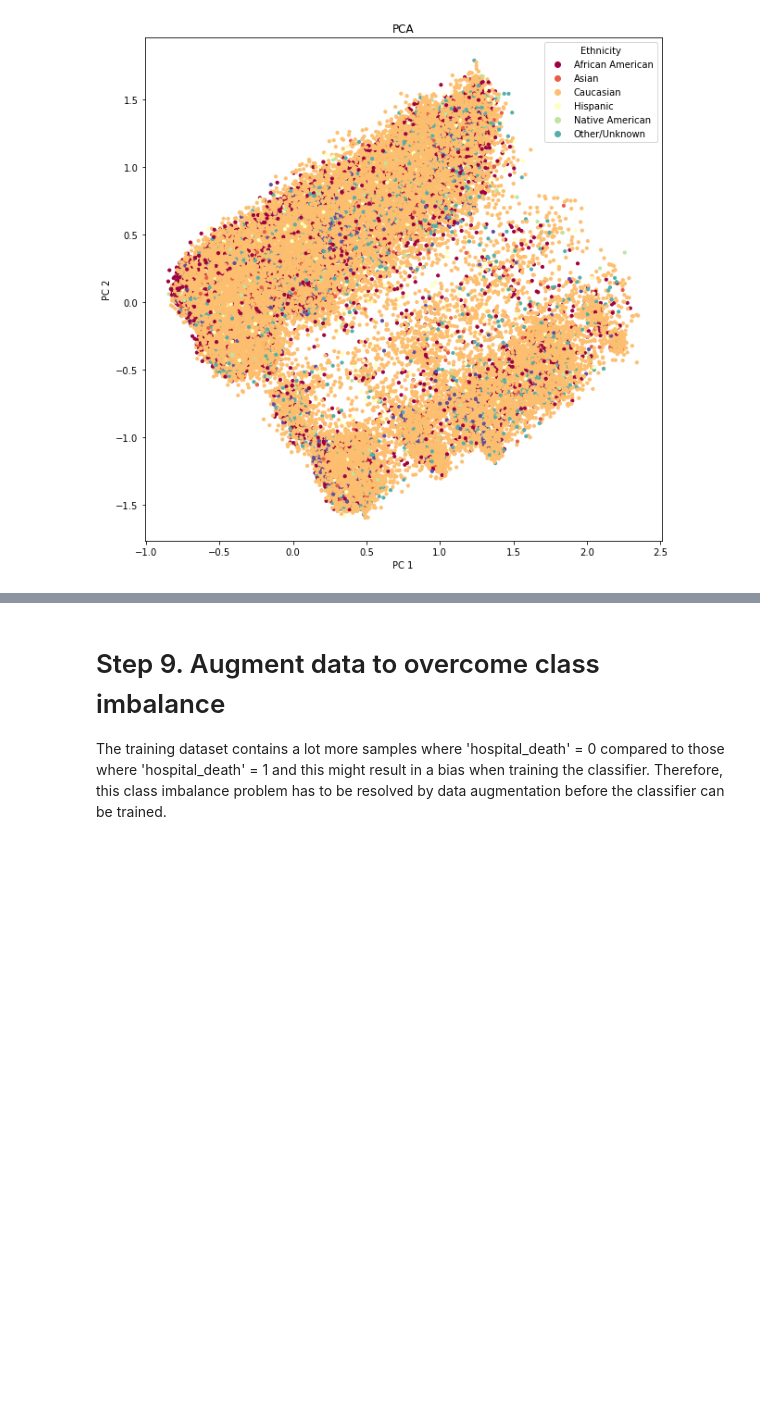
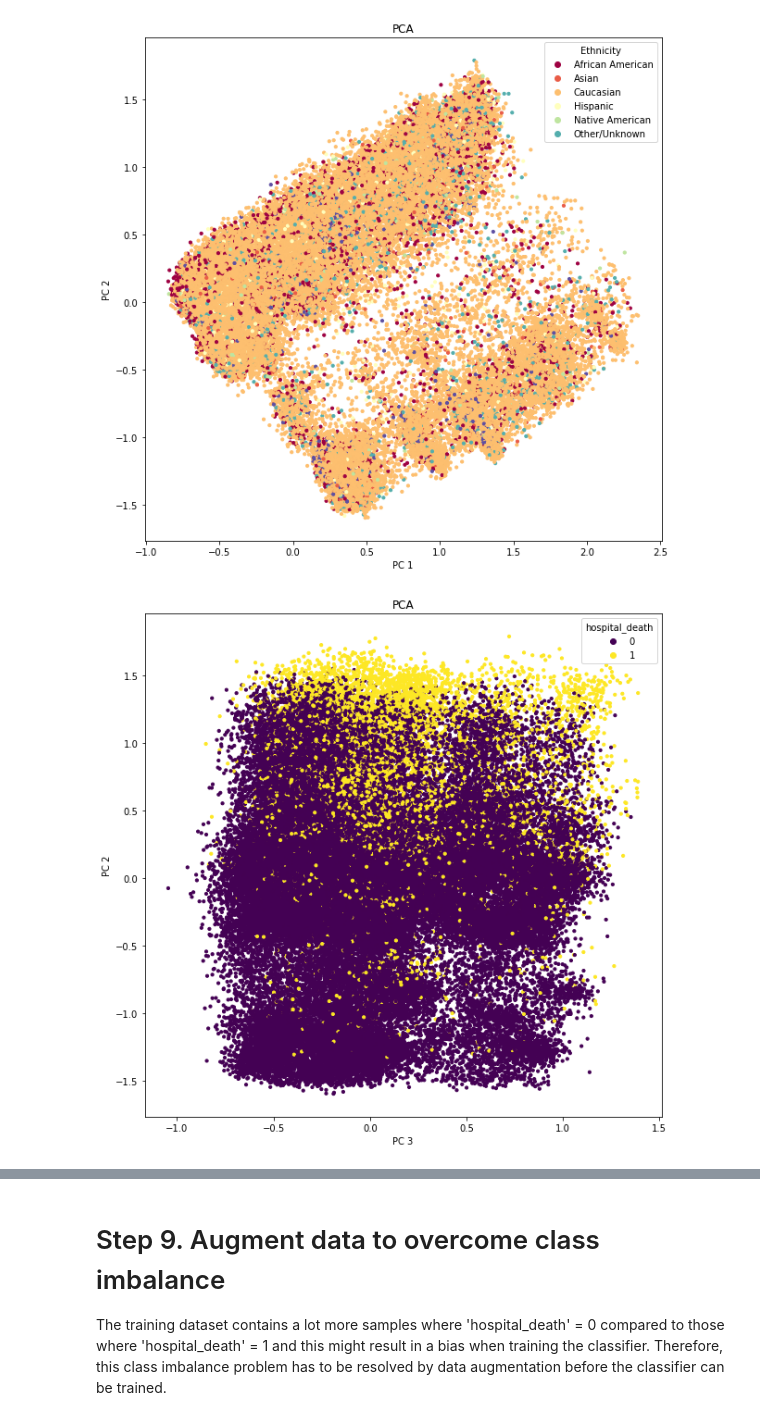
Before and after one commit to siddiqua102/scientific.prog, a Jupyter notebook: notebook.ipynb, the cells around one changed output, grey strips where cells are left out. Drawn from its saved outputs; the diff is of its cells as text; code cells hidden in the pictures; blank space fills up the shorter version.

```diff
--- a/notebook.ipynb
+++ b/notebook.ipynb
@@ -593,3 +626,17 @@ plt.ylabel('PC 2')
 plt.show()
 # %% [output]
 [figure]
+# %%
+# Make a plot of PC 2 versus PC 3 and color the points by 'hospital_death'
+plt.subplots(figsize=(10, 10))
+plt.title("PCA")
+
+b = plt.scatter(components[:,2], components[:,1], c=X_train['hospital_death'].astype('int32'), s=10)
+
+plt.axis('tight')
+plt.legend(handles=b.legend_elements()[0], labels=(0,1), title="hospital_death")
+plt.xlabel('PC 3')
+plt.ylabel('PC 2')
+plt.show()
+# %% [output]
+[figure, added]
```
Also changed, not shown: parts of 41 cells of this notebook.
